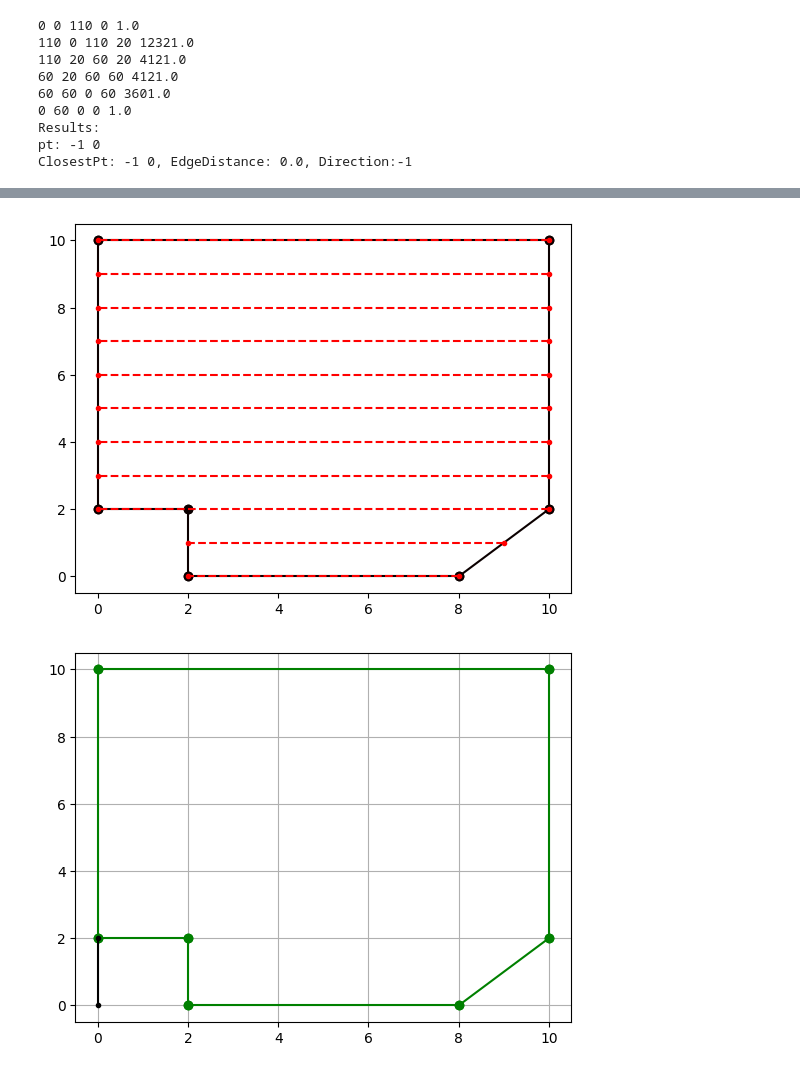
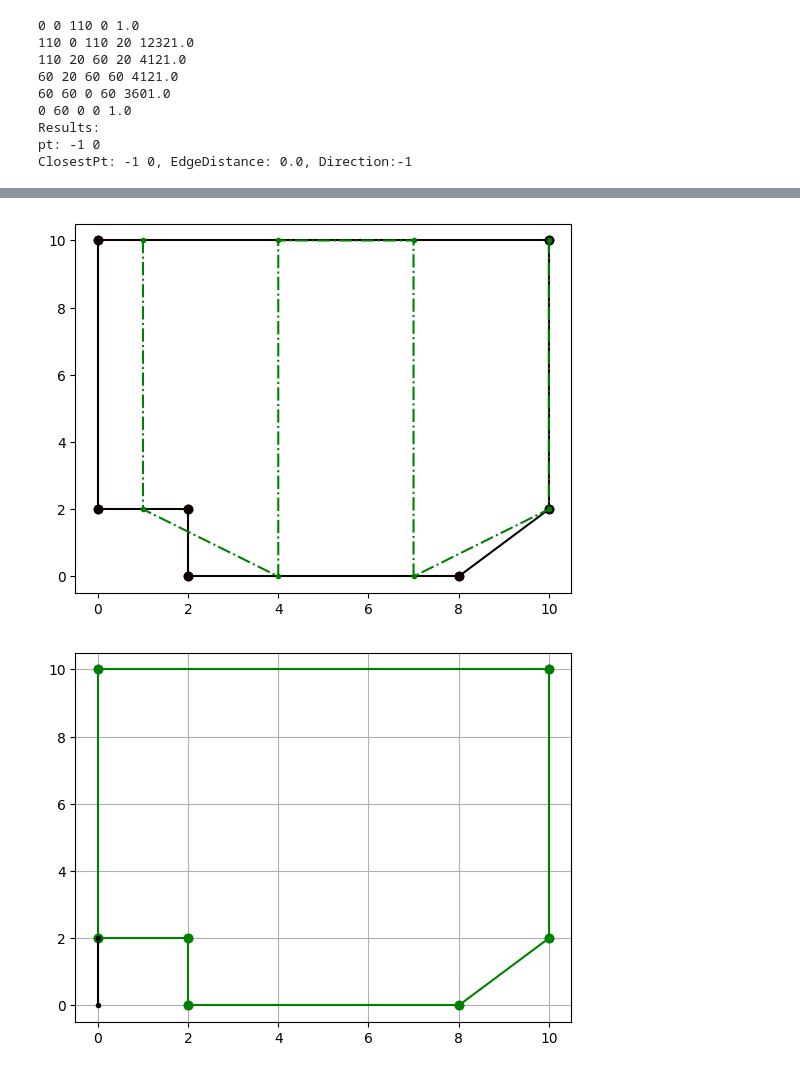
Before and after one commit to dringakn/ROSExamples, a Jupyter notebook: script/cgal_playground.ipynb, the cells around one changed output, grey strips where cells are left out. Saved outputs shown, nothing was run; the diff lists cells and outputs as text; code cells hidden in the pictures.

Commit message:
cgal polygon analysis

```diff
--- a/script/cgal_playground.ipynb
+++ b/script/cgal_playground.ipynb
@@ -480,12 +480,13 @@ def find_polygon_unique_edge_orientation(pg: Polygon_2):
         edges list(Segment_2): List of unique edge directions.
     """
 
-    dirs = list() # Temporary list inorder to avoid re-calculating edge directions.
-    edges = list() # Correponging edges
+    # Temporary list inorder to avoid re-calculating edge directions.
+    dirs = list()
+    edges = list()  # Correponging edges
 
     for e in pg.edges():
         found = False
-        dir = e.to_vector() # Direction vector from target to source
+        dir = e.to_vector()  # Direction vector from target to source
         for idx, d in enumerate(dirs):
             if (orientation(dir, d)) == COLLINEAR:
                 found = True
@@ -499,7 +500,7 @@ def find_polygon_unique_edge_orientation(pg: Polygon_2):
             dirs.append(dir)
             edges.append(e)
 
-    return edges # Edges are more useful than only dirs
+    return edges  # Edges are more useful than only dirs
 
 
 # Get all unique edges directions which are monotone.
@@ -670,7 +671,7 @@ def compute_sweep(pg: Polygon_2, graph: vg.VisGraph, offset: float, dir: Directi
 # Compute the sweep by moving from the bottom to the top of the polygon.
 
 
-def compute_sweep_lines(pg: Polygon_2, graph: vg.VisGraph, offset: float, start: Segment_2, ccw: bool):
+def compute_sweep_lines(pg: Polygon_2, start: Segment_2, offset: float, ccw: bool):
     sweeps = list()  # Output
     sq_offset = offset * offset  # Used by observability
 
@@ -686,7 +687,8 @@ def compute_sweep_lines(pg: Polygon_2, graph: vg.VisGraph, offset: float, start:
     # Calculate sweep offset using sensor model parameters
     offset_dir = sweep.perpendicular(start.source()).direction()  # Vector_2
     offset_vector = Vector_2(offset_dir.dx(), offset_dir.dy())
-    offset_vector = offset * (offset_vector/np.sqrt(offset_vector.squared_length()))
+    offset_vector = offset * \
+        (offset_vector/np.sqrt(offset_vector.squared_length()))
     print(f"OffsetVector: {offset_vector}")
 
     result, sweep_segment = find_sweep_segment(pg, sweep)
@@ -700,18 +702,22 @@ def compute_sweep_lines(pg: Polygon_2, graph: vg.VisGraph, offset: float, start:
         sweep = apply_affine_translation(sweep_segment, offset_vector)
         result, sweep_segment = find_sweep_segment(pg, sweep.supporting_line())
 
-        # Add a final sweep wrt to last sweep line if possible
+        # Add a final sweep wrt to last sweep segment, if possible
         if result == False:
             # Previous line segment
             prev_sweep_segment = sweeps[-1]
-            vertices, avg_dist = vertices_between_segments(pg, sweep, prev_sweep_segment)
+            vertices, avg_dist = vertices_between_segments(
+                pg, sweep, prev_sweep_segment)
             # Don't add very close sweep segments
             if (len(vertices) == 0) or (avg_dist < (offset/2.0)):
                 break
-            offset_vector = avg_dist * (offset_vector/np.sqrt(offset_vector.squared_length()))
+
+            offset_vector = avg_dist * \
+                (offset_vector/np.sqrt(offset_vector.squared_length()))
             # Translate the sweep segement by applying affine translation
             sweep = apply_affine_translation(prev_sweep_segment, offset_vector)
-            result, sweep_segment = find_sweep_segment(pg, sweep.supporting_line())
+            result, sweep_segment = find_sweep_segment(
+                pg, sweep.supporting_line())
             if result:
                 sweeps.append(sweep_segment)
                 break
@@ -720,7 +726,21 @@ def compute_sweep_lines(pg: Polygon_2, graph: vg.VisGraph, offset: float, start:
 
 
 def compute_waypoints(sweeps: list(), graph: vg.VisGraph):
-    pass
+    waypoints = []
+    reverse_sweep_path = False
+    for sweep in sweeps:
+        if reverse_sweep_path:
+            sweep = sweep.opposite()
+        reverse_sweep_path = not reverse_sweep_path # Invert for next sweep-line
+        start = sweep.source()
+        goal = sweep.target()
+        result, path = calculate_shortest_path(graph, start, goal)
+        if result == True:
+            waypoints.append(start)
+            for pt in path[1:-2]:
+                waypoints.append(pt)
+            waypoints.append(goal)
+    return waypoints
 
 # Compute sweeps in all sweepable directions, starting counter-clockwise, clockwise, and reverse.
 
@@ -734,6 +754,7 @@ def compute_all_sweeps(pg: Polygon_2, max_sweep_offset: float):
     return True, sweeps_cluster
 
 # A segment is observable if all vertices between two sweeps are observable.
+
 
 def vertices_between_segments(pg: Polygon_2, ls1: Segment_2, ls2: Segment_2):
     """Find the polygon vertices between the ls1 and ls2.
@@ -838,23 +859,6 @@ def calculate_shortest_path(graph: vg.VisGraph, start: Point_2, goal: Point_2):
 # print(ls2.supporting_line().projection(Point_2(offset_vector.x(), offset_vector.y())))
 # print(apply_affine_translation(ls2, offset_vector))
 
-print(f"isSimple: {pg4.is_simple()}")
-print(f"isConvex: {pg4.is_convex()}")
-dirs = find_polygon_unique_edge_orientation(pg4)
-print(f"find_polygon_unique_edge_orientation:")
-for dir in dirs:
-    print(dir)
-
-g = create_visbility_graph(pg4)
-plot_vis_graph(g, plt.gca())
-print(f"compute_sweep_lines:")
-result, sweeps = compute_sweep_lines(pg4, g, 1, dirs[0], True)
-for sweep in sweeps:
-    print(sweep)
-    plot_cgal_segment2(sweep, plt.gca(), "--r.")
-
-# ls1.supporting_line().perpendicular(ls1.source())
-
 # print("Unique directions")
 # dir_edges = find_unique_polygon_directions(pg5)
 # for d in dir_edges:
@@ -866,6 +870,24 @@ for sweep in sweeps:
 # plot_vis_graph_path(plt.gca(), path, '--go')
 
 # print(apply_affine_translation(Segment_2(Point_2(0,0), Point_2(10,0)), Vector_2(0, 5)))
+
+print(f"isSimple: {pg4.is_simple()}")
+print(f"isConvex: {pg4.is_convex()}")
+dirs = find_polygon_unique_edge_orientation(pg4)
+print(f"find_polygon_unique_edge_orientation:")
+for dir in dirs:
+    print(dir)
+
+g = create_visbility_graph(pg4)
+plot_vis_graph(g, plt.gca())
+print(f"compute_sweep_lines:")
+result, sweeps = compute_sweep_lines(pg4, dirs[2], 3, True)
+if result:
+    for sweep in sweeps:
+        print(sweep)
+        # plot_cgal_segment2(sweep, plt.gca(), "--r.")
+    waypoints = compute_waypoints(sweeps, g)
+    plot_cgal_waypoints(waypoints, plt.gca(), "-.g.")
 # %% [output]
 isSimple: True
 isConvex: False
@@ -887,4 +906,4 @@ OffsetVector: 0 -1
-[figure, old version]
+[figure, new version]
 # %%
 # pg3.reverse_orientation()
 # cgal_polygon_properties(pg3)
```
Also changed, not shown: parts of 2 cells of this notebook, 1 other file.
